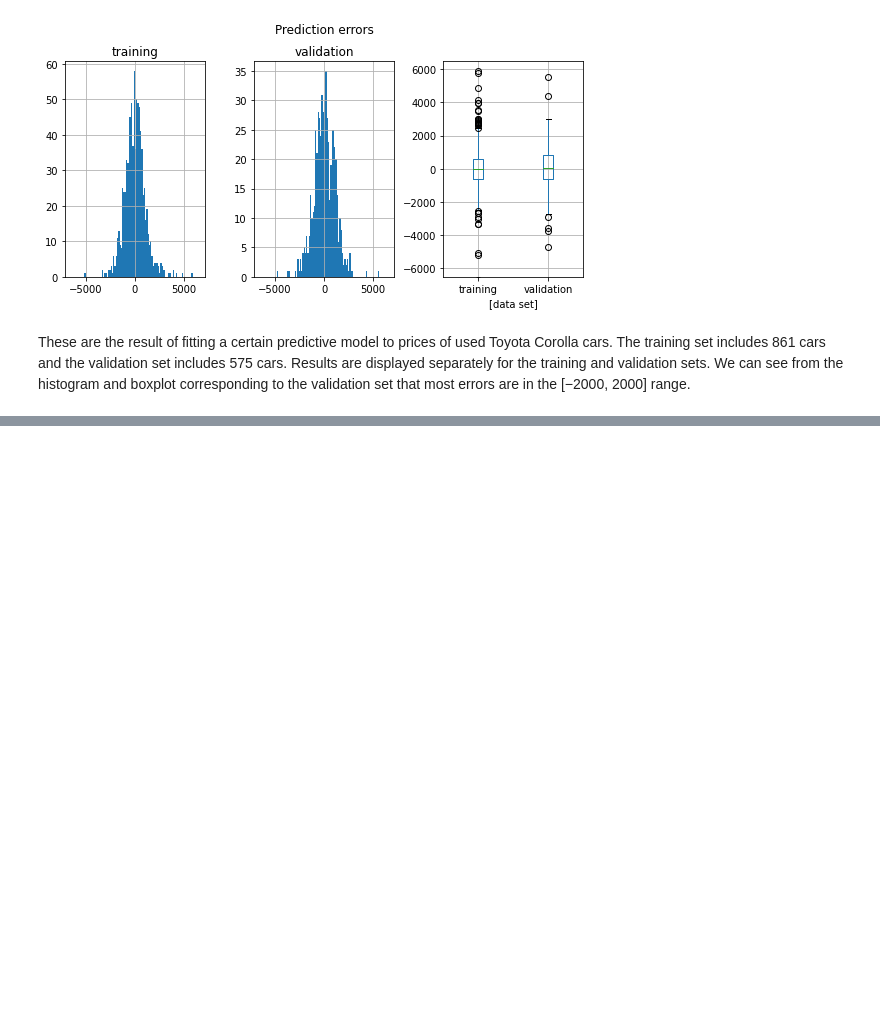
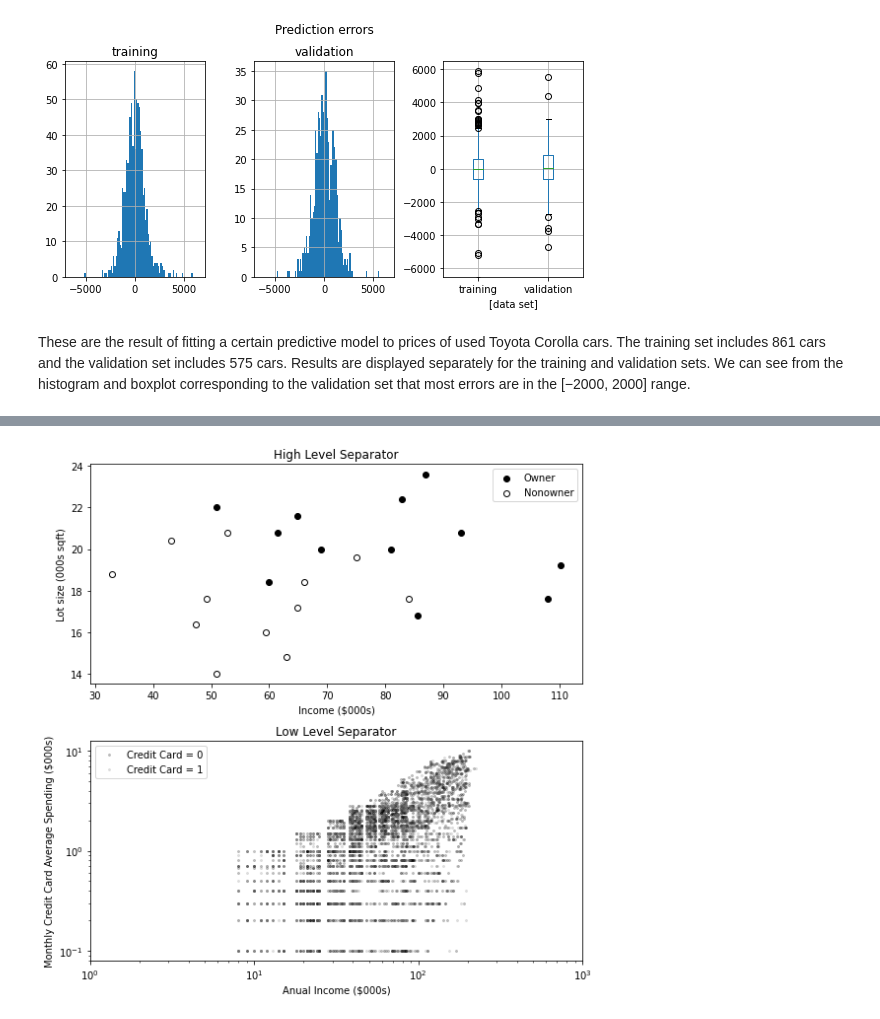
Before and after one commit to jeantardelli/data-mining-for-business-analytics, a Jupyter notebook: analysis/evaluating-predictive-performance.ipynb, the cells around one changed output, grey strips where cells are left out. Cells and saved outputs as stored; diff of their text form; code cells hidden in the pictures; blank space fills up the shorter version.

```diff
--- a/analysis/evaluating-predictive-performance.ipynb
+++ b/analysis/evaluating-predictive-performance.ipynb
@@ -194,0 +211,34 @@ It can be seen that the model’s predictive performance in terms of gains is be
+# %%
+mowers_df = pd.read_csv("../datasets/RidingMowers.csv")
+
+fig, axes = plt.subplots(nrows=2, ncols=1, figsize=(8, 8))
+for cat_value, color in [("Owner", "black"), ("Nonowner", "white")]:
+    subset_df = mowers_df[mowers_df.Ownership == cat_value]
+    axes[0].scatter(x=subset_df.Income, y=subset_df.Lot_Size, edgecolors="black",
+                    c=color)
+axes[0].set_ylabel("Lot size (000s sqft)")
+axes[0].set_xlabel("Income ($000s)")
+axes[0].set_title("High Level Separator")
+axes[0].legend(["Owner", "Nonowner"])
+
+
+universal_df = pd.read_csv("../datasets/UniversalBank.csv")
+
+for cat_value, color in [(0, "black"), (1, "gray")]:
+    subset_df = universal_df[universal_df["CreditCard"] == cat_value]
+    axes[1].scatter(subset_df.Income,
+                    subset_df.CCAvg,
+                    marker="o", color=color, alpha=0.2, s=4)
+
+axes[1].set_ylabel("Monthly Credit Card Average Spending ($000s)")
+axes[1].set_xlabel("Anual Income ($000s)")
+axes[1].set_title("Low Level Separator")
+axes[1].set_yscale("log")
+axes[1].set_xscale("log")
+axes[1].set_xlim([1, 1000])
+axes[1].legend(["Credit Card = 0", "Credit Card = 1"])
+
+plt.tight_layout()
+plt.show()
+# %% [output]
+[figure, added]
```
Also changed, not shown: parts of 19 cells of this notebook, 2 other files.
